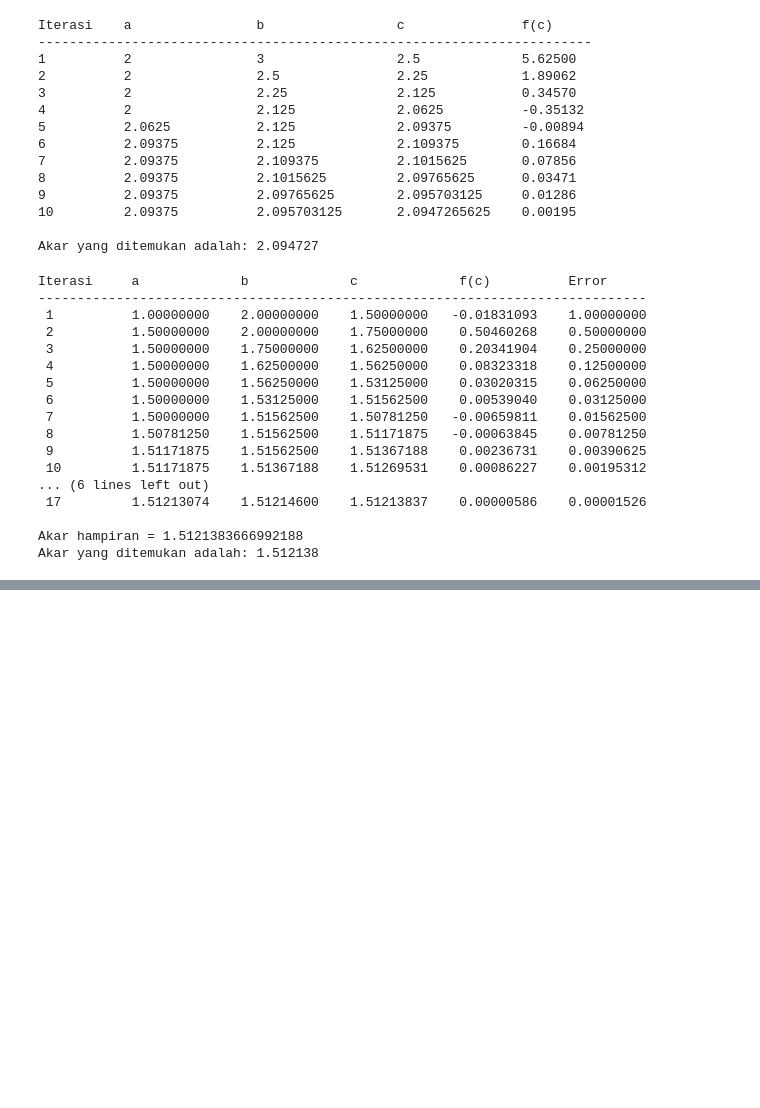
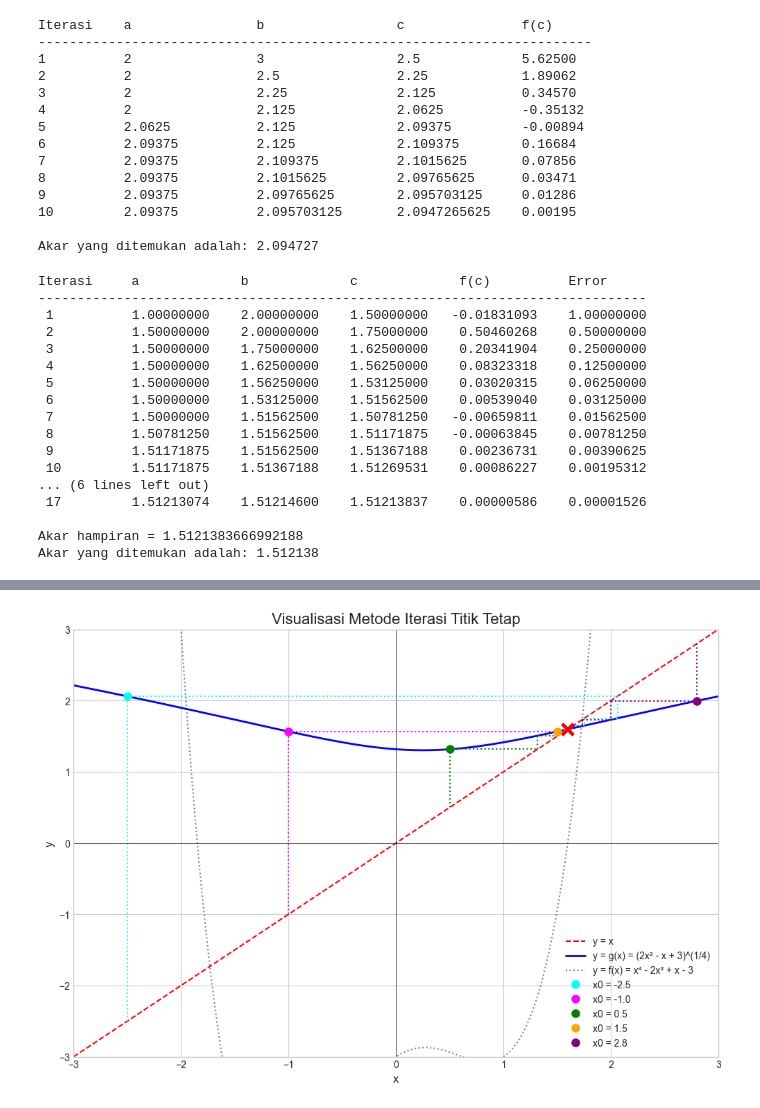
Before and after one commit to EdgarJason/Case-Base-Metode-Numerik, a Jupyter notebook: CaseBaseMetodeNumerik.ipynb, the cells around one changed output, grey strips where cells are left out. Cells and saved outputs as stored; diff of their text form; code cells hidden in the pictures; blank space fills up the shorter version.

```diff
--- a/CaseBaseMetodeNumerik.ipynb
+++ b/CaseBaseMetodeNumerik.ipynb
@@ -114,0 +268,81 @@ Akar yang ditemukan adalah: 1.512138
+# %%
+#SOAL NOMOR 5 MENCARI AKAR POSITIF
+
+import numpy as np
+import matplotlib.pyplot as plt
+
+def f(x):
+    return x**4 - 2*x**2 + x - 3
+
+def g(x):
+    return (2*x**2 - x + 3)**(1/4)
+
+def fixed_point_iteration(x0, tol=1e-6, max_iter=100):
+    x = x0
+    history = [x]
+    print(f"\n--- Pengujian dengan Titik Awal x0 = {x0} ---")
+    print(f"{'Iterasi':<10}{'x_i':<20}{'Error Relatif':<20}")
+    print("-" * 50)
+
+    for i in range(max_iter):
+        x_new = g(x)
+
+        if np.isnan(x_new):
+            print(f"{i+1:<10}{'Hasil tidak valid' :<20}")
+            return None, history
+
+        error = abs((x_new - x) / x_new) if x_new != 0 else abs(x_new - x)
+        print(f"{i+1:<10}{x_new:<20.8f}{error:<20.8f}")
+
+        history.append(x_new)
+
+        if error < tol:
+            print(f"\nKonvergensi tercapai pada iterasi ke-{i+1}.")
+            return x_new, history
+
+        x = x_new
+
+    print("\nIterasi maksimum tercapai, tidak konvergen.")
+    return None, history
+
+if __name__ == "__main__":
+    starting_points = [-2.5, -1.0, 0.5, 1.5, 2.8]
+    results = {}
+
+    for point in starting_points:
+        akar, history = fixed_point_iteration(point)
+        results[point] = {'akar': akar, 'history': history}
+
+    plt.style.use('seaborn-v0_8-whitegrid')
+    fig, ax = plt.subplots(figsize=(12, 8))
+
+    x_vals = np.linspace(-3, 3, 400)
+    y_g = g(x_vals)
+    y_f = f(x_vals)
+
+    ax.plot(x_vals, x_vals, 'r--', label='y = x')
+    ax.plot(x_vals, y_g, 'b-', label='y = g(x) = (2x² - x + 3)^(1/4)', linewidth=2)
+
+    ax.plot(x_vals, y_f, 'k:', label='y = f(x) = x⁴ - 2x² + x - 3', alpha=0.5)
+
+    colors = ['cyan', 'magenta', 'green', 'orange', 'purple']
+    for i, (point, data) in enumerate(results.items()):
+        if data['akar'] is not None:
+            hist = data['history']
+            for j in range(len(hist) - 1):
+                ax.plot([hist[j], hist[j]], [hist[j], hist[j+1]], color=colors[i], linestyle='dotted')
+                ax.plot([hist[j], hist[j+1]], [hist[j+1], hist[j+1]], color=colors[i], linestyle='dotted')
+            ax.plot(hist[0], g(hist[0]), 'o', color=colors[i], markersize=8, label=f'x0 = {hist[0]}')
+            ax.plot(data['akar'], data['akar'], 'x', color='red', markersize=12, markeredgewidth=3)
+
+    ax.set_title('Visualisasi Metode Iterasi Titik Tetap', fontsize=16)
+    ax.set_xlabel('x', fontsize=12)
+    ax.set_ylabel('y', fontsize=12)
+    ax.set_xlim(-3, 3)
+    ax.set_ylim(-3, 3)
+    ax.axhline(0, color='black', linewidth=0.5)
+    ax.axvline(0, color='black', linewidth=0.5)
+    ax.legend()
+    ax.grid(True)
+    plt.show()
+# %% [output]
@@ -114,0 +366 @@ Akar yang ditemukan adalah: 1.512138
+[figure, added]
```
Also changed, not shown: parts of 8 cells of this notebook.
